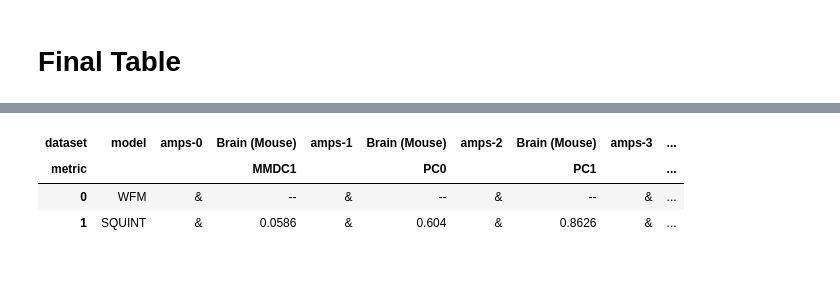
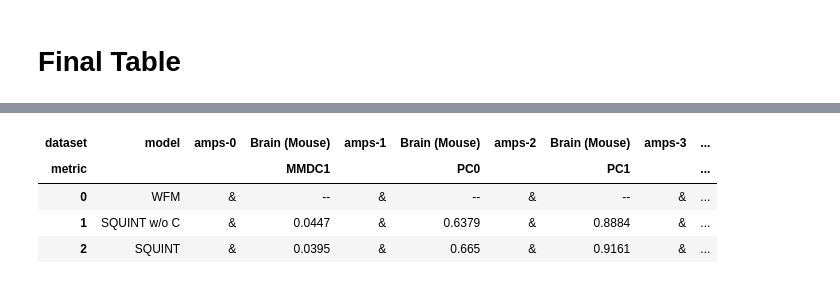
Before and after one commit to Lotfollahi-lab/squint-reproducibility, a Jupyter notebook: analysis/tasks/2D-imputation/imputation_metrics_table.ipynb, the cells around one changed output, grey strips where cells are left out. Cells and saved outputs as stored; diff of their text form; code cells hidden in the pictures.

```diff
--- a/analysis/tasks/2D-imputation/imputation_metrics_table.ipynb
+++ b/analysis/tasks/2D-imputation/imputation_metrics_table.ipynb
@@ -123,6 +127,7 @@ def build_clean_sweep_results_df(
     # --- Step 4: pretty names for model ---
     model_rename = {
         "VQNiche": "SQUINT",
+        "VQNiche w/o C": "SQUINT w/o C",
         "WFM": "WFM",
     }
     df_long["model"] = df_long["model"].map(model_rename)
@@ -164,7 +199,11 @@ metrics = [
 # %%
-sweep_dir = Path("/lustre/scratch126/cellgen/lotfollahi/am84/VQNiche/logs/xhs1000-39b_1p/sweep/VQNiche/batch=[2, 11, 12]/spatial_n_neighs_8/seed/20250917-210622")
+sweep_dir = Path("/lustre/scratch126/cellgen/lotfollahi/am84/VQNiche/logs/xhs1000-39b_1p/sweep/VQNiche/batch=[2, 11, 12]/spatial_n_neighs_8/seed/20250918-121510")
 wandb_run_dirs = collect_wandb_run_dirs(sweep_dir)
-sweep_results = build_sweep_test_results_df(wandb_run_dirs, split='3-test-patch')
+sweep_results = build_sweep_test_results_df(
+    wandb_run_dirs,
+    split='3-test-patch',
+    conditioning=True,
+)
 display(sweep_results.head(3))
 
 df_long = build_clean_sweep_results_df(
@@ -237,0 +303,17 @@ df_datasets.append(df_long)
+# %%
+sweep_dir = Path("/lustre/scratch126/cellgen/lotfollahi/am84/VQNiche/logs/xhk1020-CV1-CV2-5b_1p/sweep/VQNiche/batch=[0, 1, 2, 3, 4]/spatial_n_neighs_8/seed/20250918-142428")
+wandb_run_dirs = collect_wandb_run_dirs(sweep_dir)
+sweep_results = build_sweep_test_results_df(
+    wandb_run_dirs,
+    split='3-test-patch',
+    conditioning=False,
+)
+display(sweep_results.head(3))
+
+df_long = build_clean_sweep_results_df(
+                sweep_results,
+                metrics,
+            )
+display(df_long)
+
+df_datasets.append(df_long)
@@ -237,0 +337,17 @@ df_datasets.append(df_long)
+# %%
+sweep_dir = Path("/lustre/scratch126/cellgen/lotfollahi/am84/VQNiche/logs/xhk1020-CV1-CV2-5b_1p/sweep/VQNiche/batch=[0, 1, 2, 3, 4]/spatial_n_neighs_8/seed/20250918-133207")
+wandb_run_dirs = collect_wandb_run_dirs(sweep_dir)
+sweep_results = build_sweep_test_results_df(
+    wandb_run_dirs,
+    split='3-test-patch',
+    conditioning=True,
+)
+display(sweep_results.head(3))
+
+df_long = build_clean_sweep_results_df(
+                sweep_results,
+                metrics,
+            )
+display(df_long)
+
+df_datasets.append(df_long)
@@ -261,17 +399,18 @@ display(df_avg)
 # %%
 df_pivot = df_avg.pivot(index='model', columns=['dataset','metric'], values='value')
-model_order = ['WFM', 'SQUINT']
+model_order = ['WFM',  'SQUINT w/o C', 'SQUINT']
 df_pivot = df_pivot.reindex(model_order).reset_index()
 df_pivot = df_pivot.fillna('--')
 for i in range(df_pivot.shape[1]-1):
     df_pivot.insert(i*2+1,f'amps-{i}','&')
 i += 1
 df_pivot.insert(i*2+1,f'newline-{i}','\\\\')
 display(df_pivot)
 # %% [output]
 | dataset | model | amps-0 | Brain (Mouse) | amps-1 | Brain (Mouse) | amps-2 | Brain (Mouse) | amps-3 | ... |
 | metric |  |  | MMDC1 |  | PC0 |  | PC1 |  | ... |
 | 0 | WFM | & | -- | & | -- | & | -- | & | ... |
-| 1 | SQUINT | & | 0.0586 | & | 0.604 | & | 0.8626 | & | ... |
+| 1 | SQUINT w/o C | & | 0.0447 | & | 0.6379 | & | 0.8884 | & | ... |
+| 2 | SQUINT | & | 0.0395 | & | 0.665 | & | 0.9161 | & | ... |
 # %%
 top_str = """\\begin{table*}[t]\n
```
Also changed, not shown: parts of 16 cells of this notebook, 13 other files.
